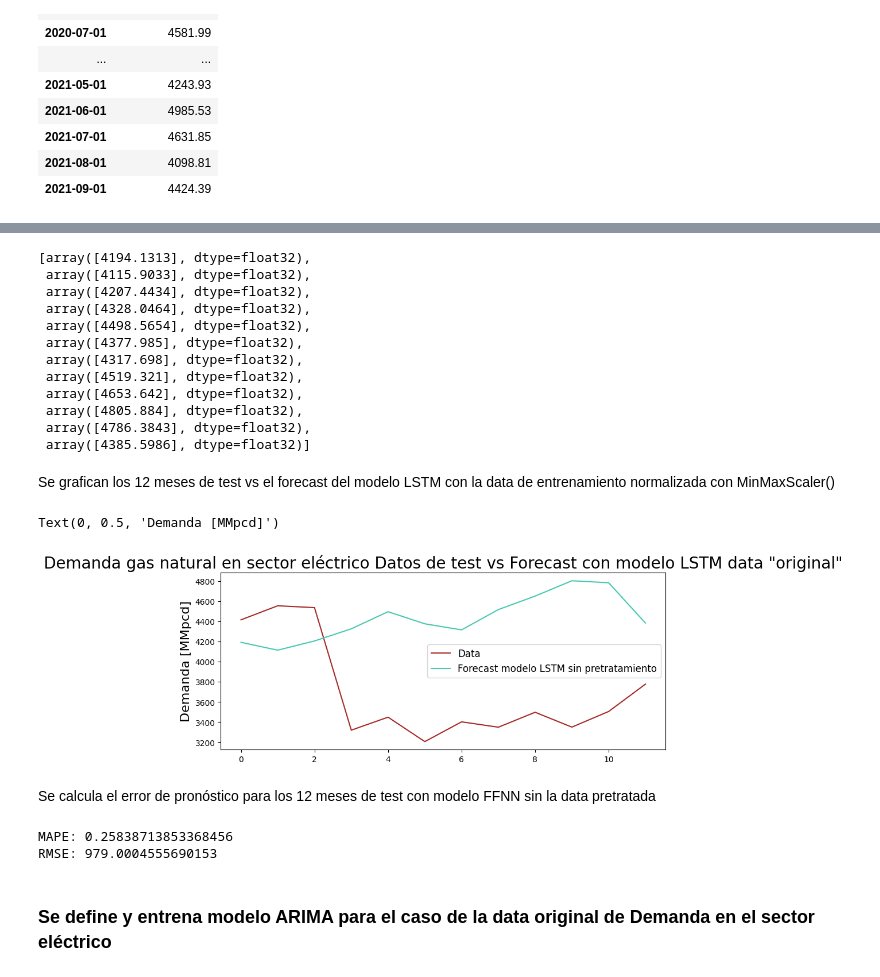
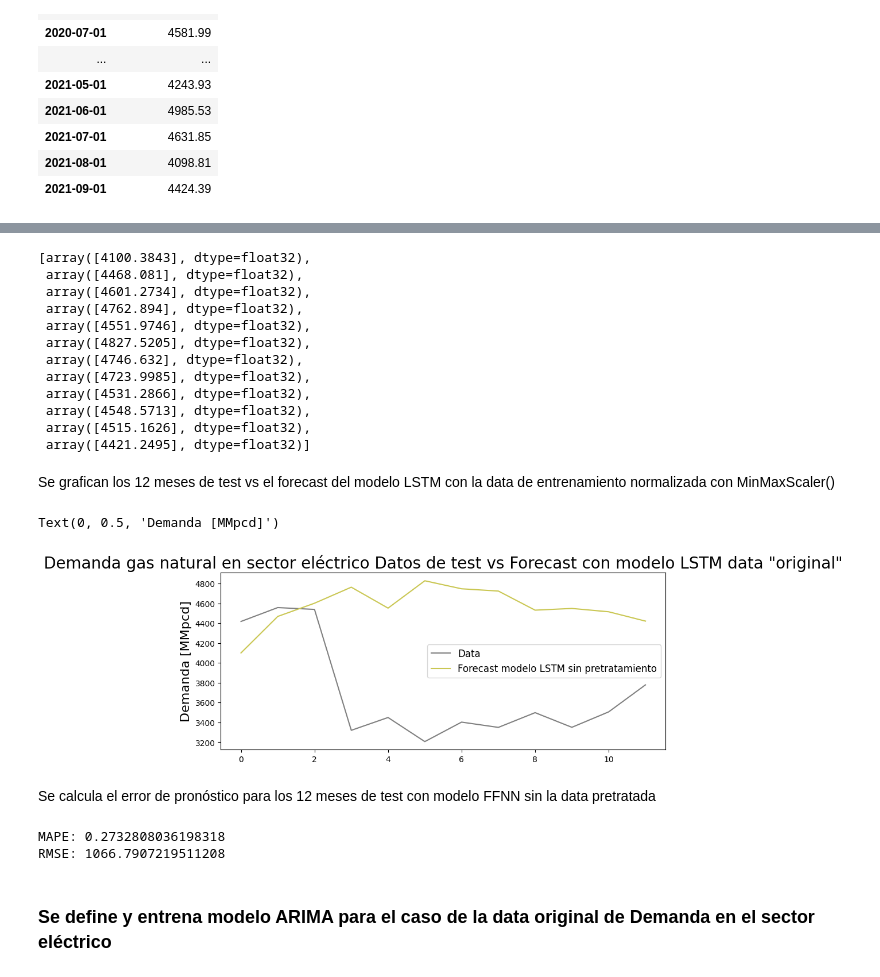
Before and after one commit to Sergio-Ibarra-1795/MIS_Tesis_GitHub, a Jupyter notebook: Demanda_electrico_LSTM_full.ipynb, the cells around one changed output, grey strips where cells are left out. Saved outputs shown, nothing was run; the diff lists cells and outputs as text; code cells hidden in the pictures.

```diff
--- a/Demanda_electrico_LSTM_full.ipynb
+++ b/Demanda_electrico_LSTM_full.ipynb
@@ -503,4 +497,5 @@ for i in range(len(demanda_electrico_original_test_data)):
 
     # use the prediction to update the batch and remove the first value
     current_batch = np.append(current_batch[:,1:,:],[[current_pred]],axis=1)
+    current_batch = current_batch.reshape((1, n_input, n_features))  # Reshape to maintain the 3D shape
 # %% [output]
@@ -519,32 +514,32 @@ for i in range(len(demanda_electrico_original_test_data)):
 # %%
 test_predictions_model_LSTM_electrico
 # %% [output]
-[array([4194.1313], dtype=float32),
- array([4115.9033], dtype=float32),
- array([4207.4434], dtype=float32),
- array([4328.0464], dtype=float32),
- array([4498.5654], dtype=float32),
- array([4377.985], dtype=float32),
- array([4317.698], dtype=float32),
- array([4519.321], dtype=float32),
- array([4653.642], dtype=float32),
- array([4805.884], dtype=float32),
- array([4786.3843], dtype=float32),
- array([4385.5986], dtype=float32)]
+[array([4100.3843], dtype=float32),
+ array([4468.081], dtype=float32),
+ array([4601.2734], dtype=float32),
+ array([4762.894], dtype=float32),
+ array([4551.9746], dtype=float32),
+ array([4827.5205], dtype=float32),
+ array([4746.632], dtype=float32),
+ array([4723.9985], dtype=float32),
+ array([4531.2866], dtype=float32),
+ array([4548.5713], dtype=float32),
+ array([4515.1626], dtype=float32),
+ array([4421.2495], dtype=float32)]
 # %% [markdown]
 Se grafican los 12 meses de test vs el forecast del modelo LSTM con la data de entrenamiento normalizada con MinMaxScaler()
 # %%
 ##Ploting the predicitons vs the test_data
 plt.figure(figsize =(10,4))
-plt.plot(demanda_electrico_original_test_data['Demanded_Gas'].values, color='brown')
-plt.plot(test_predictions_model_LSTM_electrico, color='#48C9B0')
+plt.plot(demanda_electrico_original_test_data['Demanded_Gas'].values, color='gray')
+plt.plot(test_predictions_model_LSTM_electrico, color='#CAC753')
 plt.legend(('Data', 'Forecast modelo LSTM sin pretratamiento'), fontsize=12)
 
 plt.title('Demanda gas natural en sector eléctrico Datos de test vs Forecast con modelo LSTM data "original"', fontsize=20)
 plt.ylabel('Demanda [MMpcd]', fontsize=16)
 # %% [output]
 Text(0, 0.5, 'Demanda [MMpcd]')
-[figure, old version]
+[figure, new version]
 # %% [markdown]
 Se calcula el error de pronóstico para los 12 meses de test con  modelo FFNN sin la data pretratada
 # %%
@@ -558,8 +553,8 @@ RMSE_predictions_model_LSTM_electrico= np.sqrt(mean_squared_error(demanda_electr
 print('MAPE:', MAPE_predictions_model_LSTM_electrico)
 print('RMSE:', RMSE_predictions_model_LSTM_electrico)
 # %% [output]
-MAPE: 0.25838713853368456
-RMSE: 979.0004555690153
+MAPE: 0.2732808036198318
+RMSE: 1066.7907219511208
 # %% [markdown]
 ### Se define y entrena modelo ARIMA para el caso de la data original de Demanda en el sector eléctrico
 # %%
```
Also changed, not shown: parts of 46 cells of this notebook.
